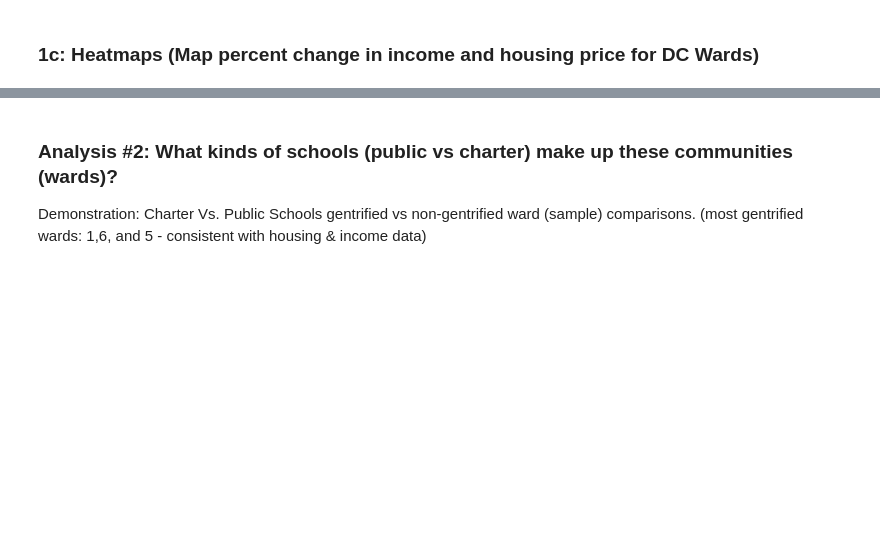
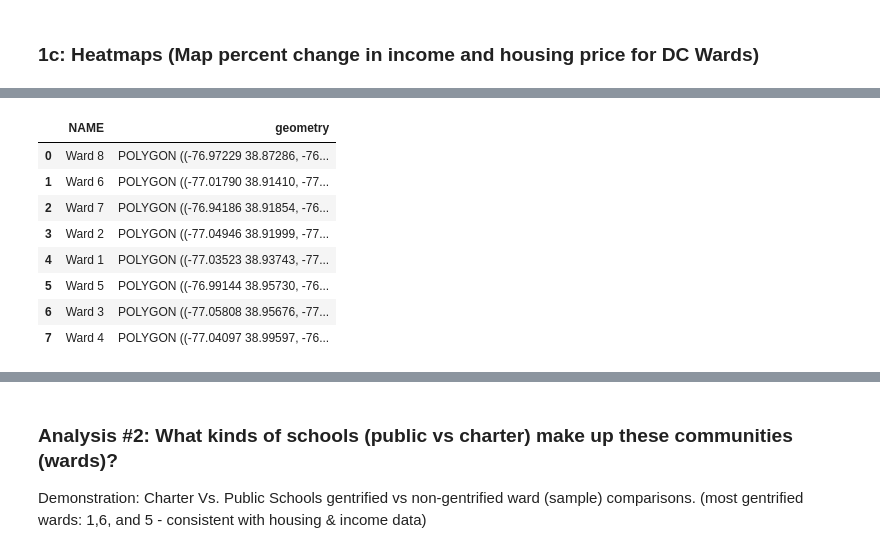
Before and after one commit to mzdemmy/tweetypy, a Jupyter notebook: Data Analysis.ipynb, the cells around one changed output, grey strips where cells are left out. Saved outputs shown, nothing was run; the diff lists cells and outputs as text; code cells hidden in the pictures; blank space fills up the shorter version.

```diff
--- a/Data Analysis.ipynb
+++ b/Data Analysis.ipynb
@@ -80,15 +95,25 @@ house_income.head()
 # %%
 # create initial map of dc
 # set the filepath and load in a shapefile
-fp = "Ward_from_2012/Ward_from_2012.shp"
+fp = "ward_from_2012/Ward_from_2012.shp"
 
 map_df = gpd.read_file(fp)
 
 # check data type so we can see that this is not a normal dataframe, but a GEOdataframe
 map_df.head()
 
 #pull only the columns we need
 map_df = map_df[['NAME', 'geometry']]
 map_df
+# %% [output]
+|  | NAME | geometry |
+| 0 | Ward 8 | POLYGON ((-76.97229 38.87286, -76... |
+| 1 | Ward 6 | POLYGON ((-77.01790 38.91410, -77... |
+| 2 | Ward 7 | POLYGON ((-76.94186 38.91854, -76... |
+| 3 | Ward 2 | POLYGON ((-77.04946 38.91999, -77... |
+| 4 | Ward 1 | POLYGON ((-77.03523 38.93743, -77... |
+| 5 | Ward 5 | POLYGON ((-76.99144 38.95730, -76... |
+| 6 | Ward 3 | POLYGON ((-77.05808 38.95676, -77... |
+| 7 | Ward 4 | POLYGON ((-77.04097 38.99597, -76... |
 # %%
 map_df.plot()
```
Also changed, not shown: parts of 25 cells of this notebook.
